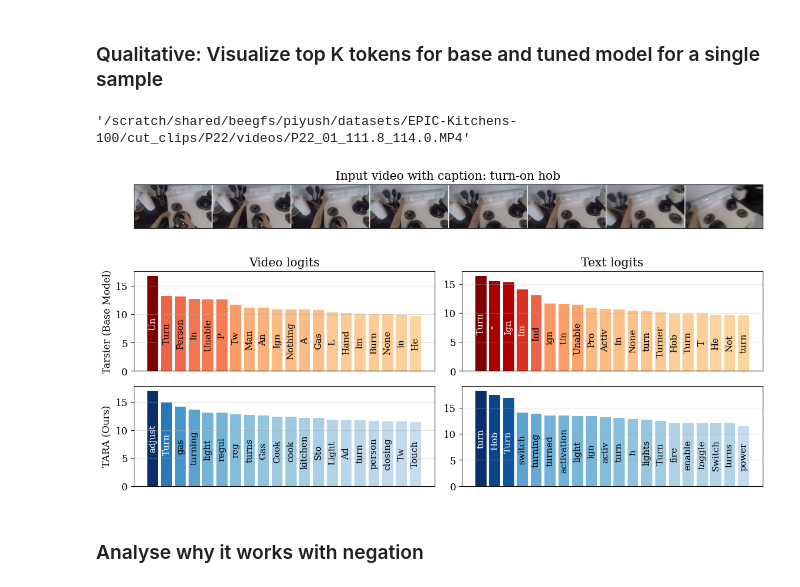
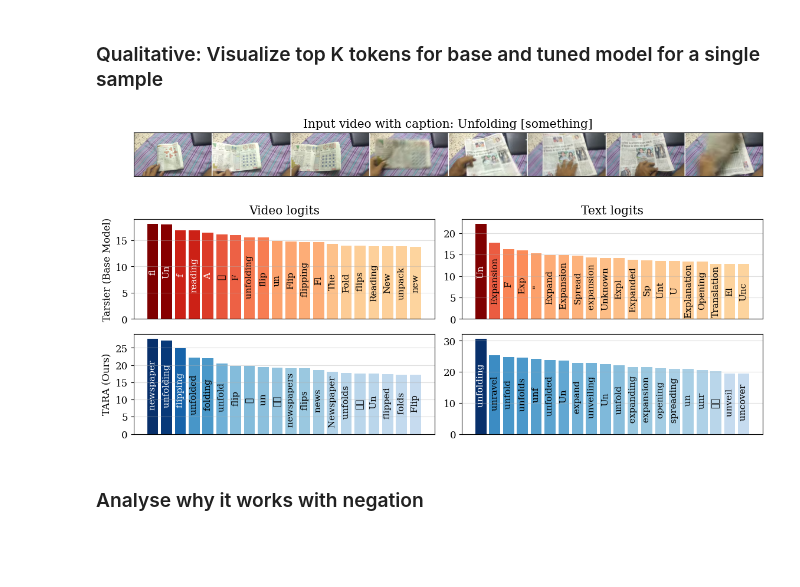
Before and after one commit to bpiyush/CaReBench, a Jupyter notebook: notebooks/visualize_logits.ipynb, the cells around one changed output. Saved outputs shown, nothing was run; the diff lists cells and outputs as text; code cells hidden in the pictures; blank space fills up the shorter version.

```diff
--- a/notebooks/visualize_logits.ipynb
+++ b/notebooks/visualize_logits.ipynb
@@ -371,13 +372,13 @@ Tokens:  ['Dark' 'P' 'Th' 'Ball' 'Un' '"' 'Night' 'Pre' 'dark' 'darkness' 'prec'
 # %%
 # Load data
 
-# dataset = 'ssv2'
+dataset = 'ssv2'
+label_col = 'template'
+id_col = 'id'
+
+# dataset = 'epic'
 # label_col = 'template'
-# id_col = 'id'
-
-dataset = 'epic'
-label_col = 'template'
-id_col = 'narration_id'
+# id_col = 'narration_id'
 
 df = load_data(dataset)
 df = df.drop_duplicates(subset=['id', 'text_id']).reset_index(drop=True)
@@ -593,10 +606,6 @@ plt.show()
 [figure]
 # %% [markdown]
 ### Qualitative: Visualize top K tokens for base and tuned model for a single sample
-# %%
-video_path
-# %% [output]
-'/scratch/shared/beegfs/piyush/datasets/EPIC-Kitchens-100/cut_clips/P22/videos/P22_01_111.8_114.0.MP4'
 # %%
 i = np.random.randint(len(df))
 row = df.iloc[i].to_dict()
@@ -644,6 +658,29 @@ def get_video_text_logits(frames_raw, caption, model):
         zv = model.encode_vision(frames_raw.unsqueeze(0))
         logits_video = model.model.language_model.lm_head(zv).cpu().float().squeeze(0)
     return logits_video, logits_text
+
+
+def get_video_text_logits_tarsier2(video_path, caption, model):
+    with torch.no_grad():
+        # Text logits
+        zt = model.encode_text(caption)
+        logits_text = model.model.language_model.lm_head(zt).cpu().float().squeeze(0)
+
+        # Video logits
+        zv = model.encode_vision(video_path)
+        logits_video = model.model.language_model.lm_head(zv).cpu().float().squeeze(0)
+    return logits_video, logits_text
+
+
+i = np.random.randint(len(df))
+row = df.iloc[i].to_dict()
+caption = row[label_col]
+
+video_path = row['video_path']
+frames_raw = read_frames_decord(video_path, 8)
+canvas = su.visualize.concat_images_with_border(
+    [PIL.Image.fromarray(f.numpy()) for f in frames_raw.permute((0, 2, 3, 1))]
+)
 
 
 from matplotlib.gridspec import GridSpec
@@ -661,35 +698,35 @@ ax.set_title("Input video with caption: %s" % row[label_col])
 su.visualize.increase_font_sizes(ax, 1.2)
 
 
 ctr = 1
 for key in models:
-    logits_video, logits_text = get_video_text_logits(frames_raw, caption, models[key])
+    logits_video, logits_text = get_video_text_logits_tarsier2(video_path, caption, models[key])
     tokens_v, values_v = get_topk_tokens_from_logits(logits_video, k=20)
     tokens_t, values_t = get_topk_tokens_from_logits(logits_text, k=20)
 
     ax = fig.add_subplot(gs[ctr, 0])
     cmap_ = plt.cm.OrRd if ctr == 1 else plt.cm.Blues
     plot_logits(tokens_v, values_v, ax, cmap=cmap_, label_fontsize=11)
     if ctr == 1:
         ax.set_title("Video logits")
     ax.set_ylabel(key)
     su.visualize.increase_font_sizes(ax, 1.2)
 
     ax = fig.add_subplot(gs[ctr, 1])
     cmap_ = plt.cm.OrRd if ctr == 1 else plt.cm.Blues
     plot_logits(tokens_t, values_t, ax, cmap=cmap_, label_fontsize=11)
     if ctr == 1:
         ax.set_title("Text logits")
     su.visualize.increase_font_sizes(ax, 1.2)
 
     ctr += 1
 
 plt.tight_layout()
 if save:
     plt.savefig(f"../figures/video-text-logits-{row[id_col]}.pdf", bbox_inches='tight')
 plt.show()
 # %% [output]
-[figure, old version]
+[figure, new version]
 # %% [markdown]
 ### Analyse why it works with negation
 # %%
```
Also changed, not shown: parts of 7 cells of this notebook, 4 other files.
